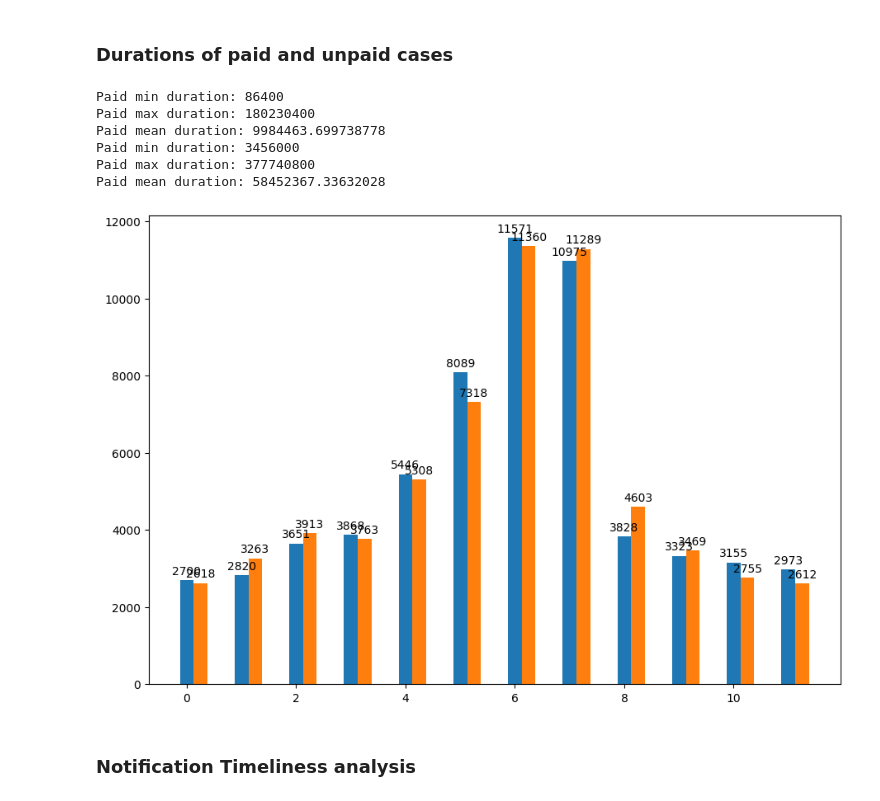
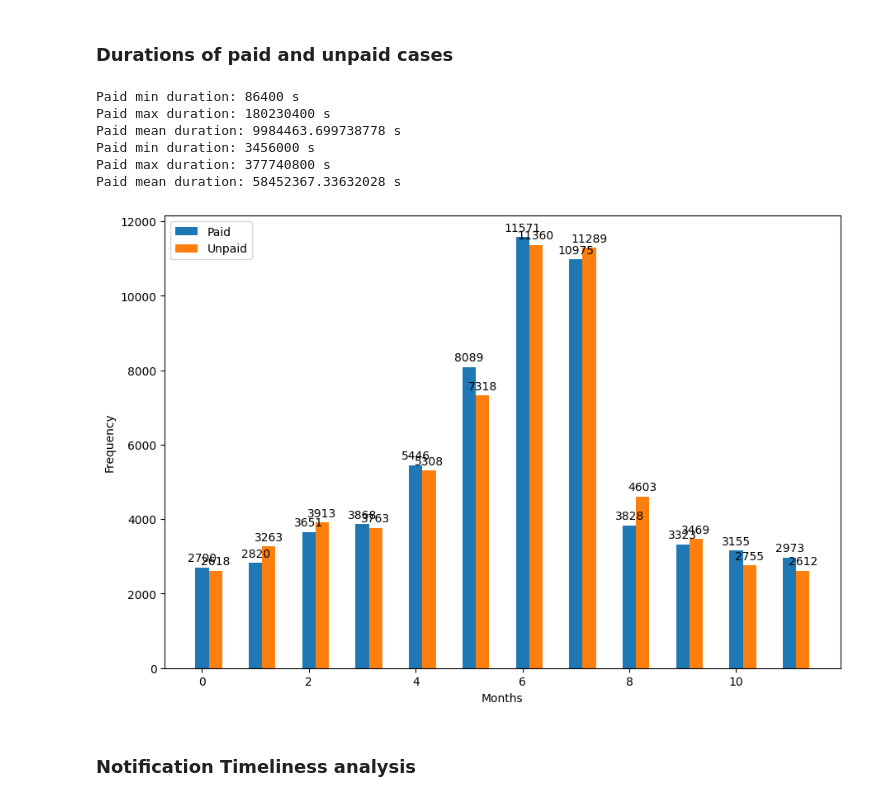
Before and after one commit to PietroArsi/progetto-BIS, a Jupyter notebook: road_traffic.ipynb, the cells around one changed output. Cells and saved outputs as stored; diff of their text form; code cells hidden in the pictures.

```diff
--- a/road_traffic.ipynb
+++ b/road_traffic.ipynb
@@ -129,7 +137,7 @@ def correctAmount(log_row):
     if activity == "Create Fine" or activity == "Add Penalty":
         return log_row["amount"]
     elif activity == "Send Fine":
-        return log_row["expense"]
+        return log_row["extraAmount"]
     elif activity == "Payment":
         return log_row["paymentAmount"]
     return 0
@@ -248,8 +256,8 @@ Index(['amount', 'org:resource', 'dismissal', 'concept:name', 'vehicleClass',
       dtype='object')
 # %%
 columns = ['case:concept:name', 'concept:name', 'org:resource', 'time:timestamp', # general attributes
-            'amount', 'expense', 'points', 'paymentAmount', # number attributes
-            'totalPaymentAmount', # current total amount paid by offender and total due (sum of fines, expenses and penalties)
+            'amount', 'extraAmount', 'points', 'paymentAmount', # number attributes
+            'totalAmount', # current total amount paid by offender and total due (sum of fines, expenses and penalties)
             'dismissal', 'status', "completed", # status code
             'lastSent', 'vehicleClass', 'article', 'notificationType',
             'lifecycle:transition', '@@index', '@@case_index']
@@ -315,7 +323,7 @@ Mean Case Duration: 29520361.029460665
 # %% [markdown]
 Filter cases with duration 0
 # %%
-min_not_zero = min([x for x in case_durations if x>0])
+min_not_zero = min([x for x in case_durations if x!=0])
 print(min_not_zero)
 print(max_raw)
 filtered_log = pm4py.filter_case_performance(filtered_log, min_not_zero, max_raw)
@@ -323,6 +331,19 @@ filtered_log = pm4py.filter_case_performance(filtered_log, min_not_zero, max_raw
 legal_cases = len(filtered_log['case:concept:name'].unique())
 all_cases = len(log_df['case:concept:name'].unique())
 print(f"Filtered cases: {legal_cases}/{all_cases} ({round((legal_cases/all_cases) * 100, 2)}%)")
+
+# case_durations = pm4py.get_all_case_durations(log_df)
+# minimo_raw = min(case_durations)
+# massimo_raw = max(case_durations)
+
+
+# minNotZero = lambda  ls : min([x for x in ls if x != 0])
+# minimo_raw = minNotZero(case_durations)
+
+# max_case_duration = max(case_durations)
+# filtered_log = pm4py.filter_case_performance(filtered_log, minimo_raw, max_case_duration,
+#                                             timestamp_key='time:timestamp',
+#                                             case_id_key='case:concept:name' )
 # %% [output]
 86400.0
 377740800.0
@@ -543,13 +578,13 @@ unpaid_durations = pm4py.filter_event_attribute_values(case_durations_df, "case:
 #     a = case_durations_df[case_durations_df["case:concept:name"] == c]
 #     print(a.iloc[0]["Duration"])
 
-print(f"Paid min duration: {paid_durations['Duration'].min()}")
-print(f"Paid max duration: {paid_durations['Duration'].max()}")
-print(f"Paid mean duration: {paid_durations['Duration'].mean()}")
+print(f"Paid min duration: {paid_durations['Duration'].min()} s")
+print(f"Paid max duration: {paid_durations['Duration'].max()} s")
+print(f"Paid mean duration: {paid_durations['Duration'].mean()} s")
 
-print(f"Paid min duration: {unpaid_durations['Duration'].min()}")
-print(f"Paid max duration: {unpaid_durations['Duration'].max()}")
-print(f"Paid mean duration: {unpaid_durations['Duration'].mean()}")
+print(f"Paid min duration: {unpaid_durations['Duration'].min()} s")
+print(f"Paid max duration: {unpaid_durations['Duration'].max()} s")
+print(f"Paid mean duration: {unpaid_durations['Duration'].mean()} s")
 
 # plt.figure(figsize=(9, 6))
 # plt.bar(["Paid", "Others"], [paid_durations['Duration'].mean()/(60*60*24), unpaid_durations['Duration'].mean()/(60*60*24)], width=0.4)
@@ -558,12 +593,12 @@ print(f"Paid mean duration: {unpaid_durations['Duration'].mean()}")
 # # plt.title("Case frequency by duration")
 # plt.show()
 # %% [output]
-Paid min duration: 86400
-Paid max duration: 180230400
-Paid mean duration: 9984463.699738778
-Paid min duration: 3456000
-Paid max duration: 377740800
-Paid mean duration: 58452367.33632028
+Paid min duration: 86400 s
+Paid max duration: 180230400 s
+Paid mean duration: 9984463.699738778 s
+Paid min duration: 3456000 s
+Paid max duration: 377740800 s
+Paid mean duration: 58452367.33632028 s
 # %%
 months = [int(x) for x in case_durations_df["StartMonth"].unique().tolist()]
 months.sort()
@@ -575,44 +610,39 @@ for x in months:
     filtered_durations = paid_case_durations[paid_case_durations["StartMonth"] == x]
     paid_amounts.append(len(filtered_durations))
 
 unpaid_case_durations = pm4py.filter_event_attribute_values(case_durations_df, "case:concept:name", unpaid_cases["case:concept:name"].unique().tolist())
 
 unpaid_amounts = []
 for x in months:
     filtered_durations = unpaid_case_durations[unpaid_case_durations["StartMonth"] == x]
     unpaid_amounts.append(len(filtered_durations))
 
 months_labels = ["January", "February", "March", "April", "May", "June", "July", "August", "September", "October", "November", "December"]
 
 amounts_dict = {
     'Paid': paid_amounts,
     'Unpaid': unpaid_amounts,
 }
 
-x = np.arange(len(months))  # the label locations
-width = 0.25  # the width of the bars
+x = np.arange(len(months))
+width = 0.25
 multiplier = 0
 
 fig, ax = plt.subplots(layout='constrained', figsize=(9, 6))
 
 for attribute, measurement in amounts_dict.items():
     offset = width * multiplier
     rects = ax.bar(x + offset, measurement, width, label=attribute)
     ax.bar_label(rects, padding=3)
     multiplier += 1
 
-# xtickscustom = []
-
-# specials = [x for x in range(2, 24, 3)]
-# i = 0
-# for x in range(12*3):
-#     if x in specials:
-#         xtickscustom.append
-# plt.xticks(months_labels)
+ax.set_xlabel("Months")
+ax.set_ylabel("Frequency")
+ax.legend(loc='upper left')
 
 plt.show()
 # %% [output]
-[figure, old version]
+[figure, new version]
 # %% [markdown]
 ### Notification Timeliness analysis
 # %%
```
Also changed, not shown: parts of 34 cells of this notebook, 5 other files.
